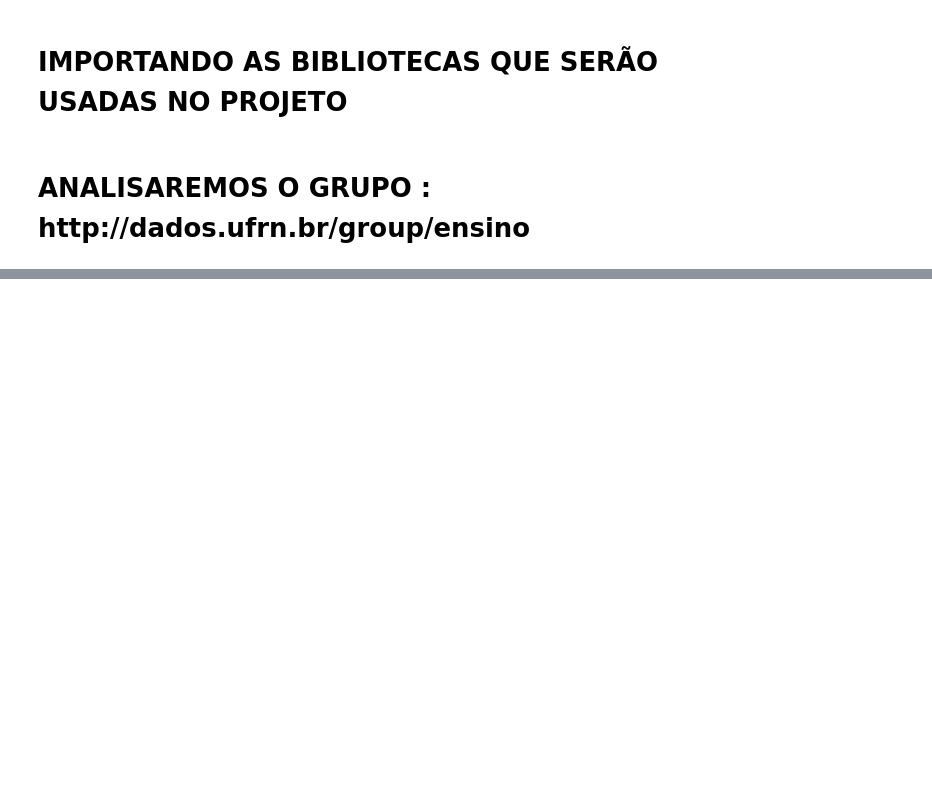
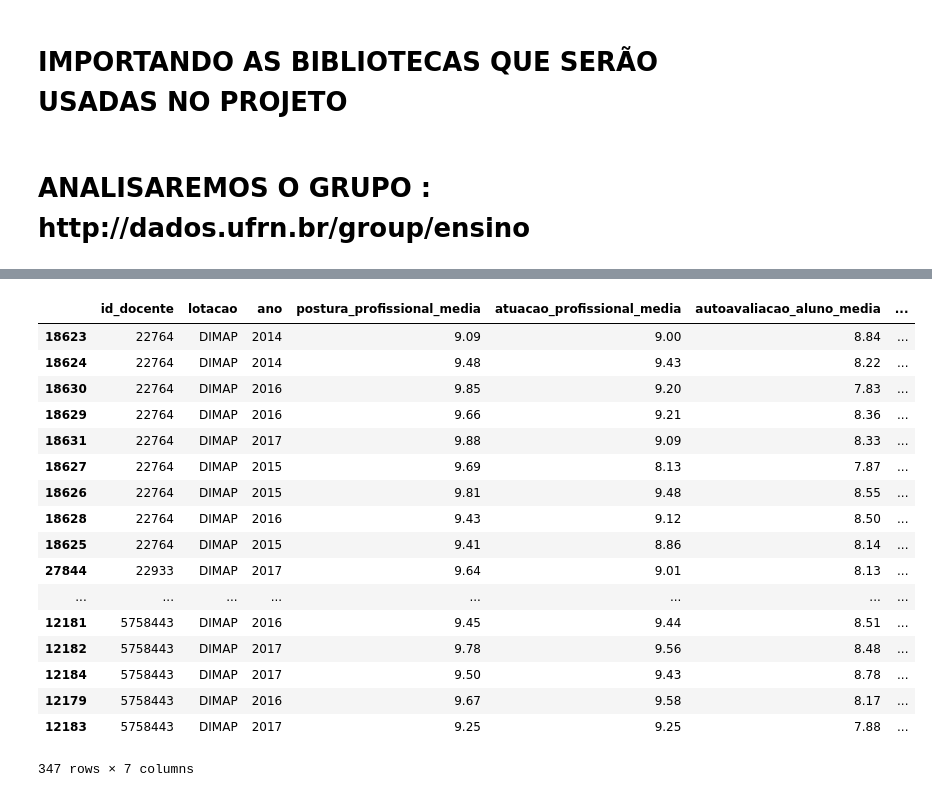
Before and after one commit to natanfernandes/ProjetoProbabilidade, a Jupyter notebook: Projeto Probabilidade(JOÃO).ipynb, the cells around one changed output, grey strips where cells are left out. Drawn from its saved outputs; the diff is of its cells as text; code cells hidden in the pictures; blank space fills up the shorter version.

```diff
--- a/Projeto Probabilidade(JOÃO).ipynb
+++ b/Projeto Probabilidade(JOÃO).ipynb
@@ -123,0 +138,30 @@ avaliacoes_2017 = pd.concat([docentes_avaliacao_dimap_2017, docentes_avaliacao_i
+# %%
+admissao_ano_dimap = []
+
+for index, value in enumerate(docentes_avaliacao_dimap.admissao):
+    dt = datetime.strptime(value, '%Y-%m-%d %H:%M:%S')
+    value = dt.year
+    admissao_ano_dimap.append(dt.year)
+
+docentes_avaliacao_dimap.admissao = admissao_ano_dimap
+# %%
+docentes_avaliacao_dimap.sort_values(by='admissao')
+# %% [output]
+|  | id_docente | lotacao | ano | postura_profissional_media | atuacao_profissional_media | autoavaliacao_aluno_media | ... |
+| 18623 | 22764 | DIMAP | 2014 | 9.09 | 9.00 | 8.84 | ... |
+| 18624 | 22764 | DIMAP | 2014 | 9.48 | 9.43 | 8.22 | ... |
+| 18630 | 22764 | DIMAP | 2016 | 9.85 | 9.20 | 7.83 | ... |
+| 18629 | 22764 | DIMAP | 2016 | 9.66 | 9.21 | 8.36 | ... |
+| 18631 | 22764 | DIMAP | 2017 | 9.88 | 9.09 | 8.33 | ... |
+| 18627 | 22764 | DIMAP | 2015 | 9.69 | 8.13 | 7.87 | ... |
+| 18626 | 22764 | DIMAP | 2015 | 9.81 | 9.48 | 8.55 | ... |
+| 18628 | 22764 | DIMAP | 2016 | 9.43 | 9.12 | 8.50 | ... |
+| 18625 | 22764 | DIMAP | 2015 | 9.41 | 8.86 | 8.14 | ... |
+| 27844 | 22933 | DIMAP | 2017 | 9.64 | 9.01 | 8.13 | ... |
+| ... | ... | ... | ... | ... | ... | ... | ... |
+| 12181 | 5758443 | DIMAP | 2016 | 9.45 | 9.44 | 8.51 | ... |
+| 12182 | 5758443 | DIMAP | 2017 | 9.78 | 9.56 | 8.48 | ... |
+| 12184 | 5758443 | DIMAP | 2017 | 9.50 | 9.43 | 8.78 | ... |
+| 12179 | 5758443 | DIMAP | 2016 | 9.67 | 9.58 | 8.17 | ... |
+| 12183 | 5758443 | DIMAP | 2017 | 9.25 | 9.25 | 7.88 | ... |
+347 rows × 7 columns
```
Also changed, not shown: parts of 12 cells of this notebook.
